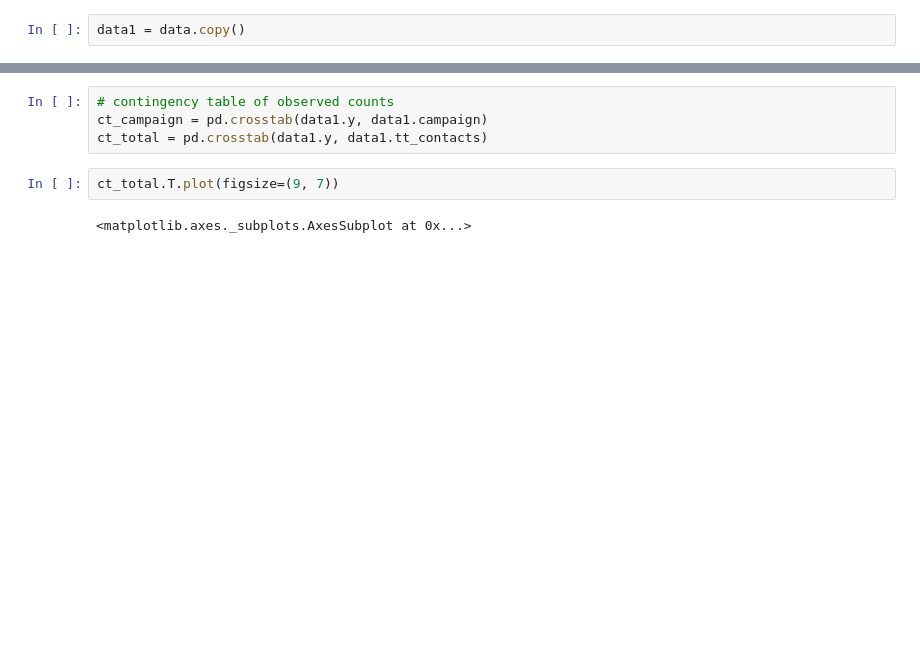
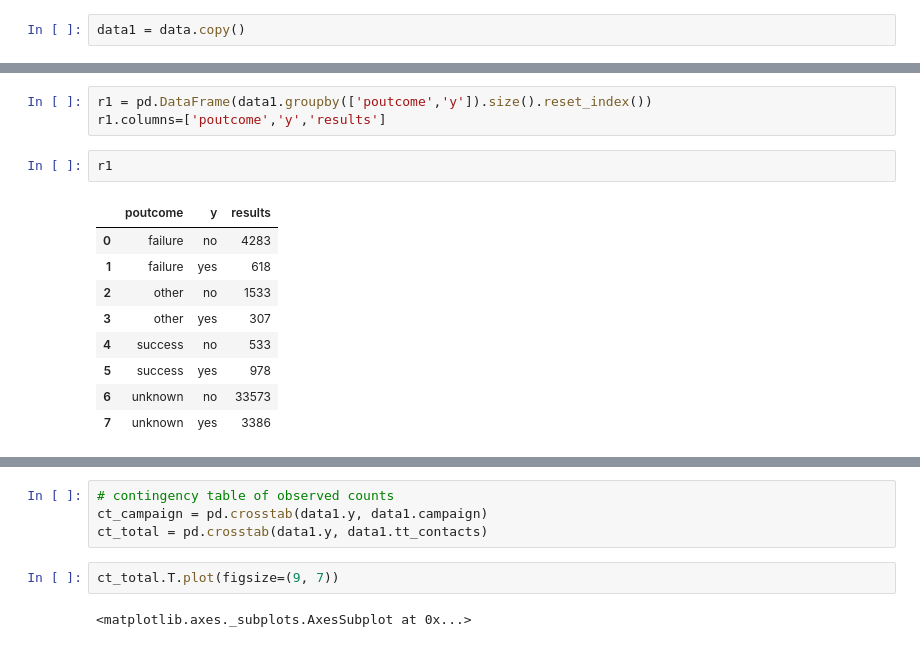
Before and after one commit to Sidon/dmcpbi, a Jupyter notebook: previous.ipynb, the cells around one changed output, grey strips where cells are left out. Drawn from its saved outputs; the diff is of its cells as text; blank space fills up the shorter version.

```diff
--- a/success.ipynb
+++ b/previous.ipynb
@@ -41,0 +50,15 @@ data1 = data1[data1['tt_contacts']<q]
+# %%
+r1 = pd.DataFrame(data1.groupby(['poutcome','y']).size().reset_index())
+r1.columns=['poutcome','y','results']
+# %%
+r1
+# %% [output]
+|  | poutcome | y | results |
+| 0 | failure | no | 4283 |
+| 1 | failure | yes | 618 |
+| 2 | other | no | 1533 |
+| 3 | other | yes | 307 |
+| 4 | success | no | 533 |
+| 5 | success | yes | 978 |
+| 6 | unknown | no | 33573 |
+| 7 | unknown | yes | 3386 |
```
Also changed, not shown: parts of 6 cells of this notebook, 3 other files.
